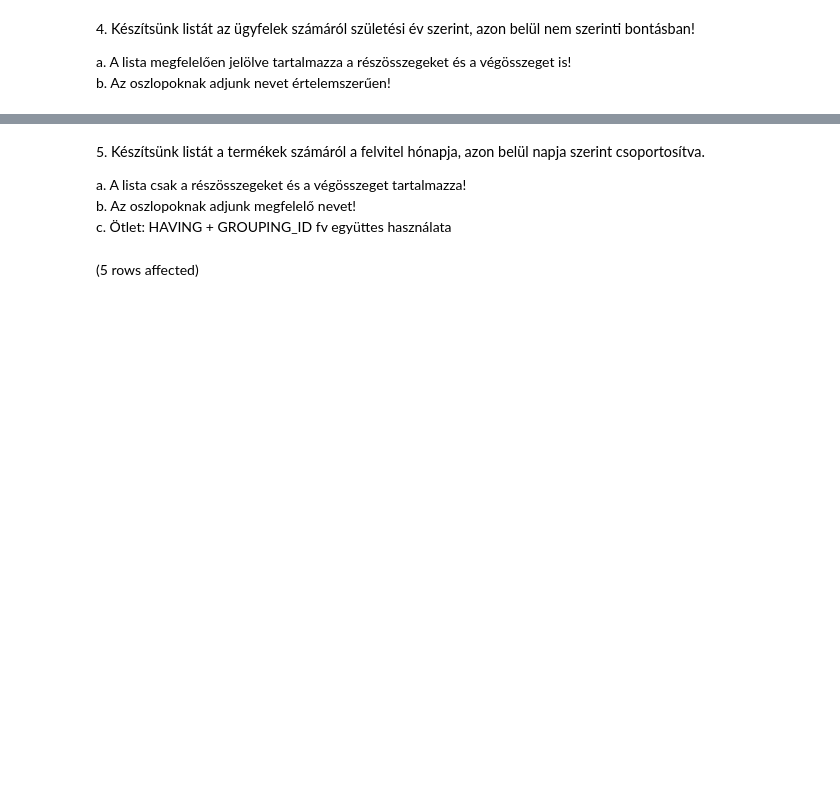
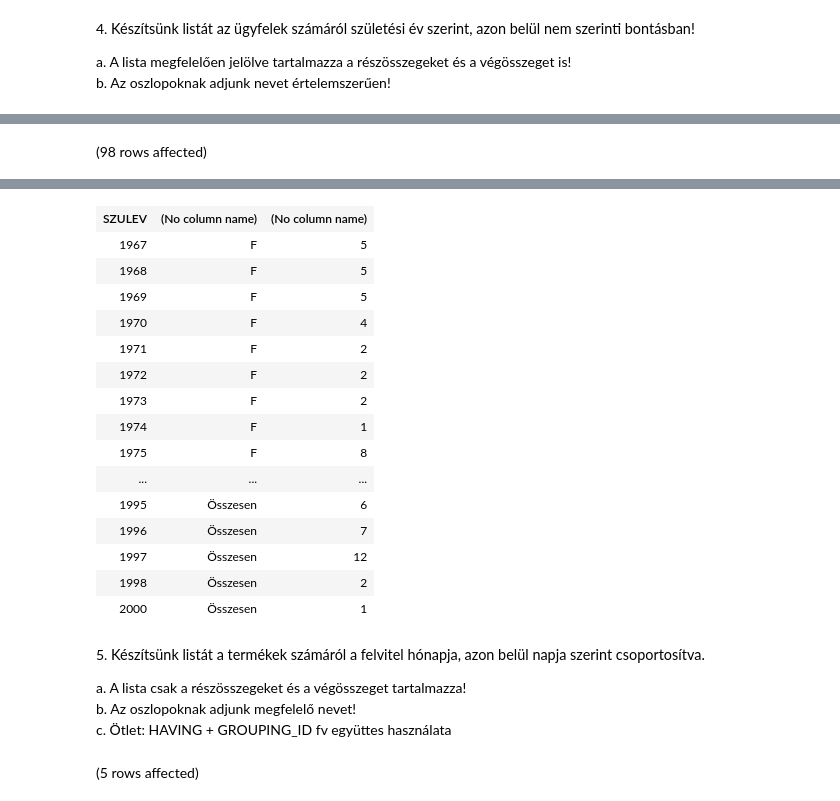
Before and after one commit to dorituran/adatbazis, a Jupyter notebook: gyakorlat04_feladatok.ipynb, the cells around one changed output, grey strips where cells are left out. Cells and saved outputs as stored; diff of their text form; code cells hidden in the pictures; blank space fills up the shorter version.

```diff
--- a/gyakorlat04_feladatok.ipynb
+++ b/gyakorlat04_feladatok.ipynb
@@ -106,0 +100,6 @@ Total execution time: 00:00:00
+# %%
+SELECT SZULEV, IIF(NEM IS NULL, 'Összesen', CAST(NEM AS nvarchar(5))), COUNT([LOGIN])
+FROM Ugyfel
+GROUP BY CUBE(SZULEV, NEM)
+# %% [output]
+(98 rows affected)
@@ -107,3 +107,19 @@ Total execution time: 00:00:00
+| SZULEV | (No column name) | (No column name) |
+| 1967 | F | 5 |
+| 1968 | F | 5 |
+| 1969 | F | 5 |
+| 1970 | F | 4 |
+| 1971 | F | 2 |
+| 1972 | F | 2 |
+| 1973 | F | 2 |
+| 1974 | F | 1 |
+| 1975 | F | 8 |
+| ... | ... | ... |
+| 1995 | Összesen | 6 |
+| 1996 | Összesen | 7 |
+| 1997 | Összesen | 12 |
+| 1998 | Összesen | 2 |
+| 2000 | Összesen | 1 |
 # %% [markdown]
 5. <span style="background-color: rgb(255, 255, 255); color: rgb(0, 0, 0); font-family: &quot;Open Sans&quot;, sans-serif; font-size: 14.44px;">Készítsünk listát a termékek számáról a felvitel hónapja, azon belül napja szerint csoportosítva.&nbsp;</span>
 
```
Also changed, not shown: parts of 3 cells of this notebook.
